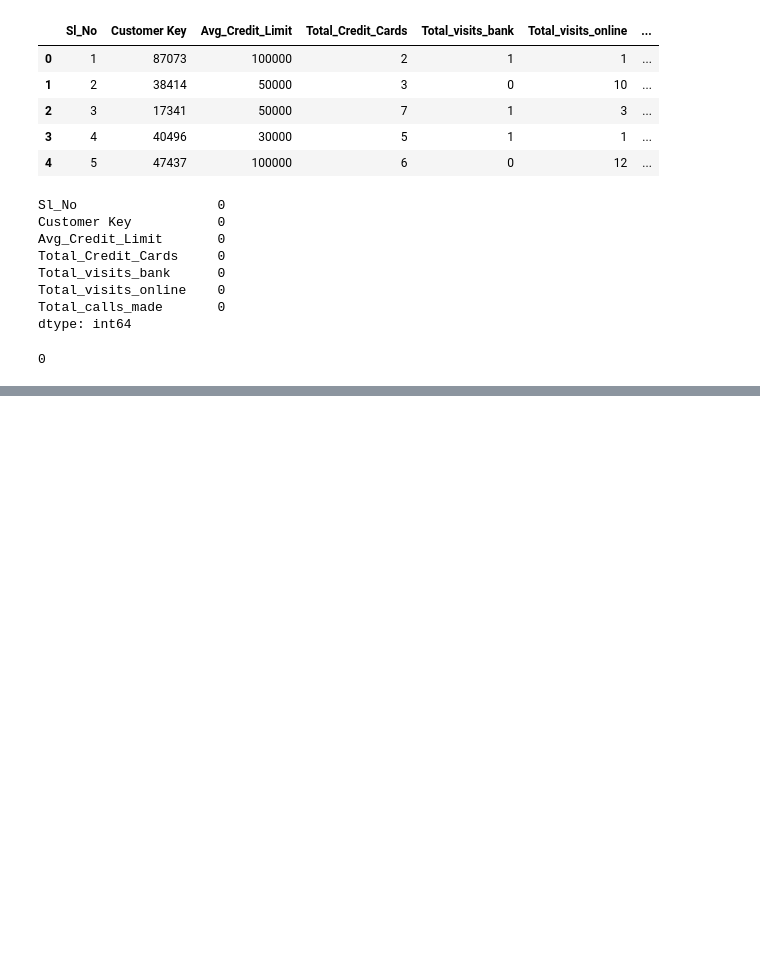
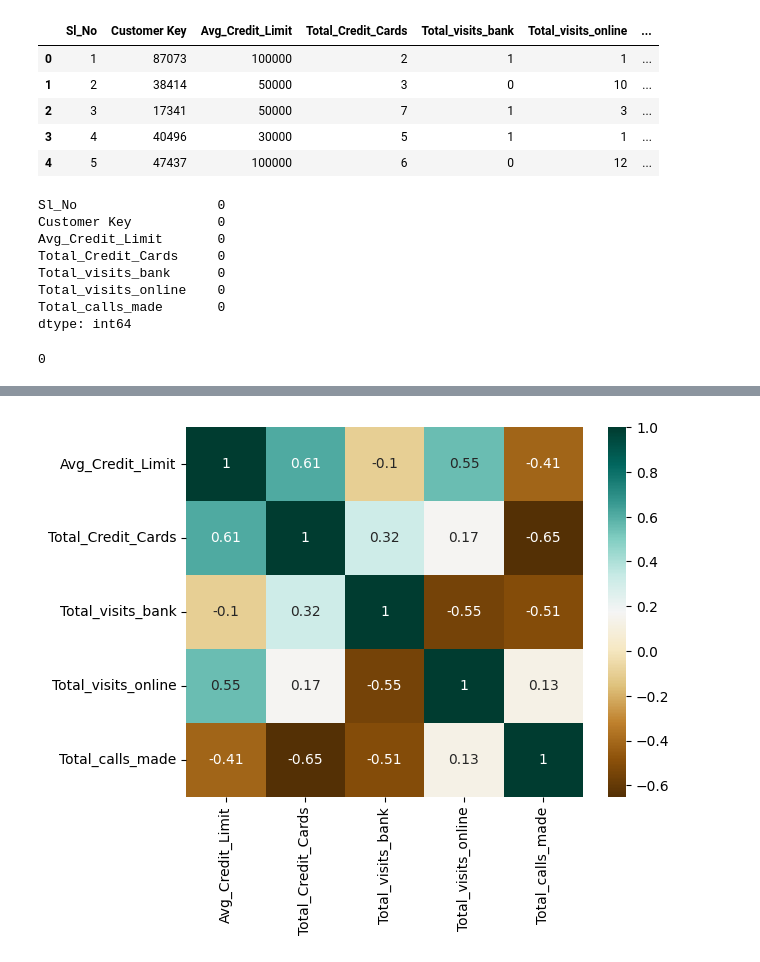
Before and after one commit to ekefan/ml_projects_for_edureka_internship, a Jupyter notebook: prb_state2ass5.ipynb, the cells around one changed output, grey strips where cells are left out. Drawn from its saved outputs; the diff is of its cells as text; code cells hidden in the pictures; blank space fills up the shorter version.

```diff
--- a/prb_state2ass5.ipynb
+++ b/prb_state2ass5.ipynb
@@ -102,0 +109,7 @@ for column in credit_card_df.columns:
+# %%
+#Task3: Bivariate analysis
+fig, ax = plt.subplots()
+
+sns.heatmap(credit_card_df.corr(), ax=ax, annot=True, cmap='BrBG');
+# %% [output]
+[figure, added]
```
Also changed, not shown: parts of 17 cells of this notebook.
